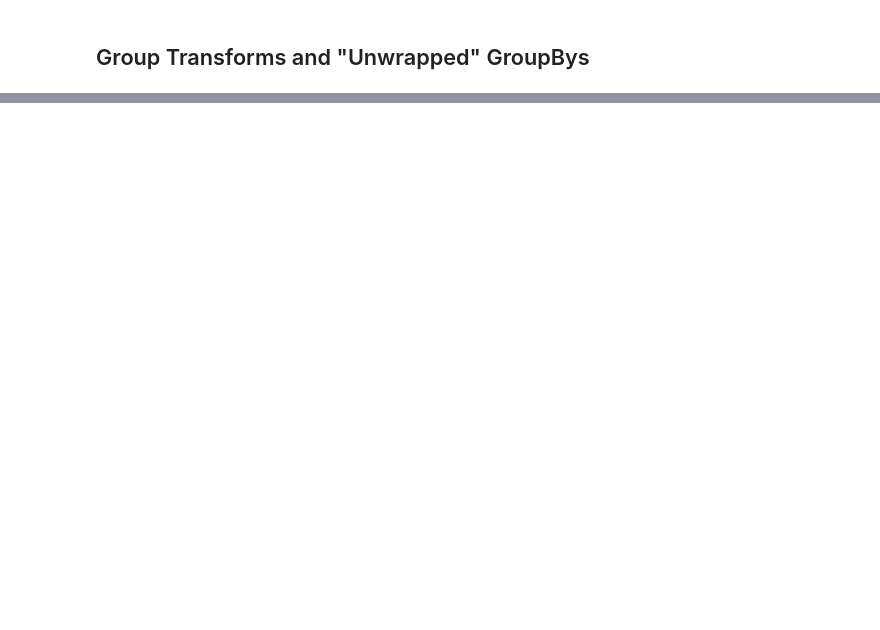
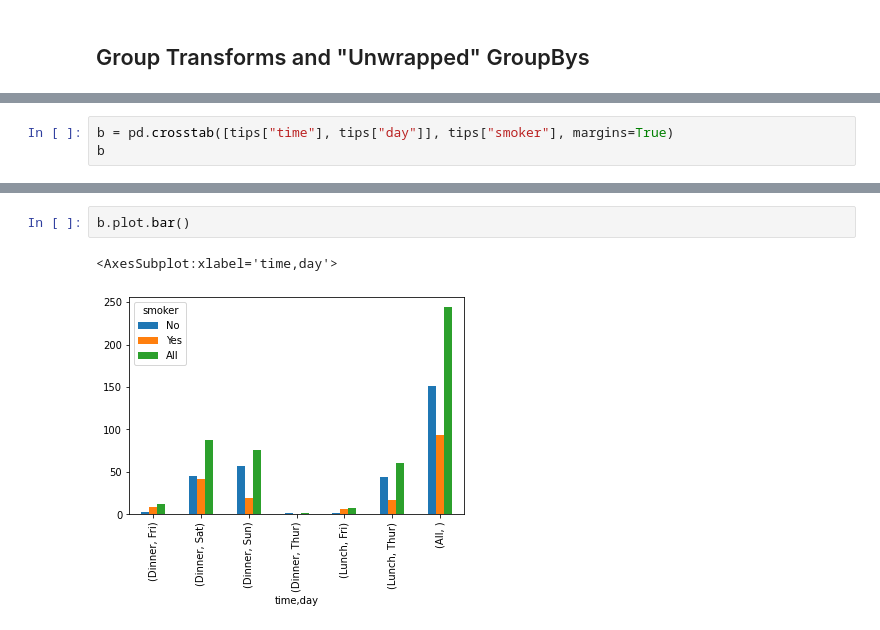
Before and after one commit to emuro/books, a Jupyter notebook: python/pydata-book/ch10_EM.ipynb, the cells around one changed output, grey strips where cells are left out. Cells and saved outputs as stored; diff of their text form; blank space fills up the shorter version.

```diff
--- a/python/pydata-book/ch10_EM.ipynb
+++ b/python/pydata-book/ch10_EM.ipynb
@@ -893,0 +1139,3 @@ by_year.apply(regress, yvar="AAPL", xvars=["SPX"])
+# %%
+b = pd.crosstab([tips["time"], tips["day"]], tips["smoker"], margins=True)
+b
@@ -893,0 +1152,5 @@ by_year.apply(regress, yvar="AAPL", xvars=["SPX"])
+# %%
+b.plot.bar()
+# %% [output]
+<AxesSubplot:xlabel='time,day'>
+[figure, added]
```
Also changed, not shown: parts of 29 cells of this notebook.
